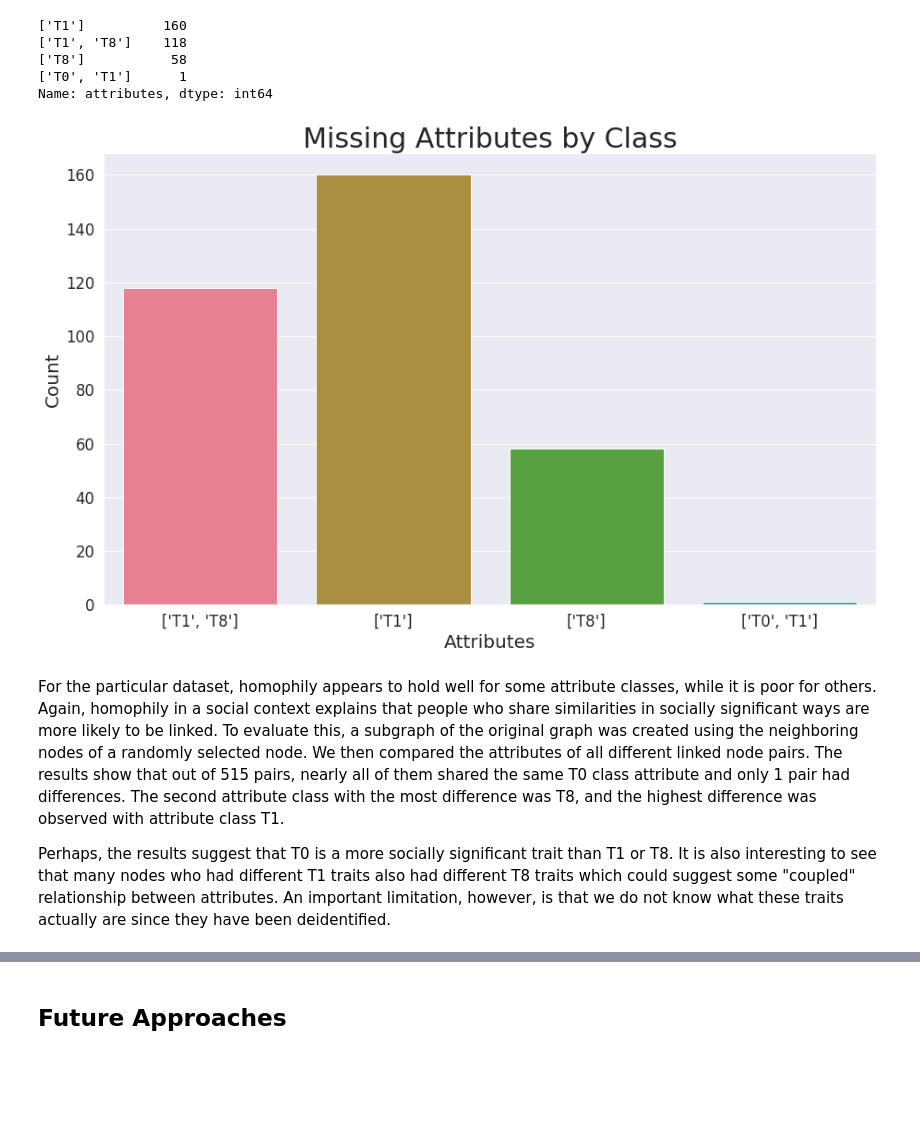
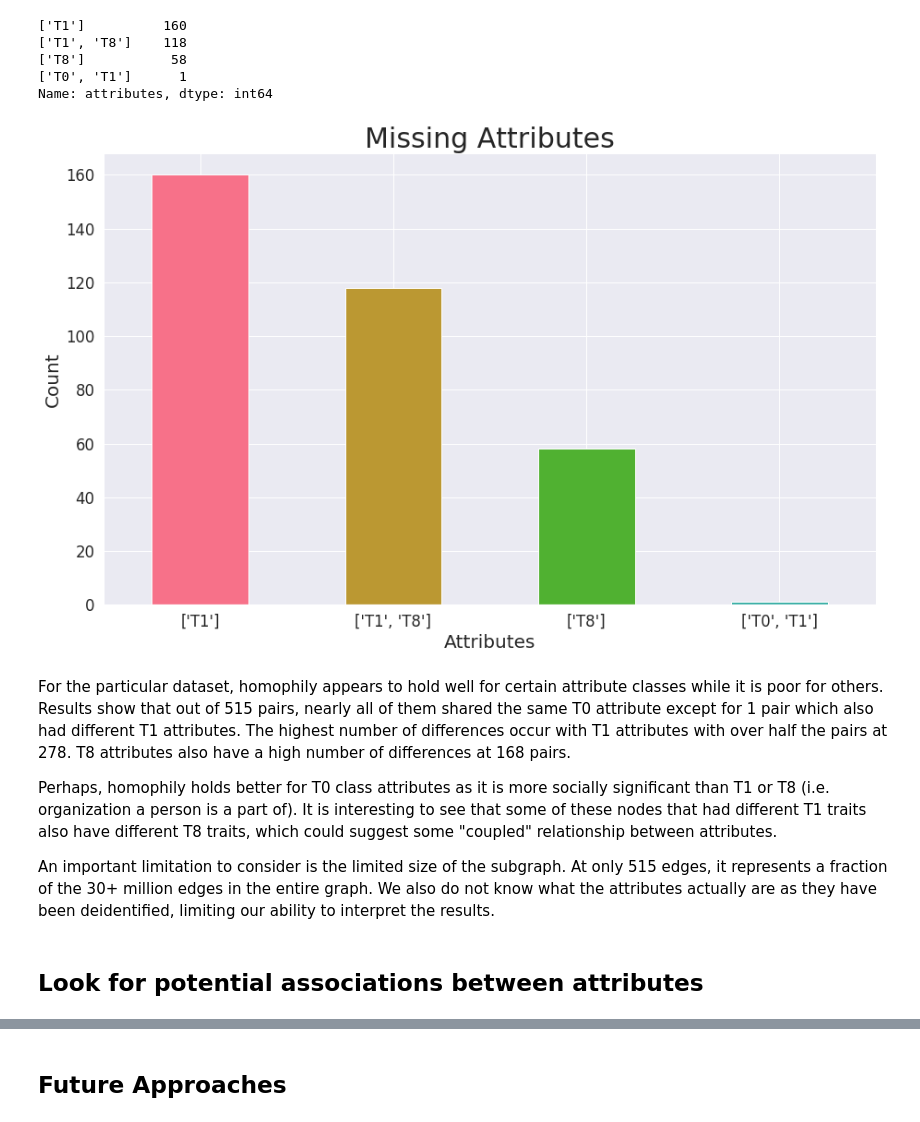
Before and after one commit to sakoki/Networks-Prediction, a Jupyter notebook: code/Performance_Eval.ipynb, the cells around one changed output, grey strips where cells are left out. Cells and saved outputs as stored; diff of their text form; code cells hidden in the pictures; blank space fills up the shorter version.

Commit message:
Homophily evaluation complete
future approaches added

```diff
--- a/code/Performance_Eval.ipynb
+++ b/code/Performance_Eval.ipynb
@@ -405,11 +393,10 @@ all_nodes.drop(['id'], inplace=True, axis=1)
 attr_type_count = {}
 
 for row in all_nodes.itertuples():
-    if row[2]:
-        # Split attribute by class and value
-        for i in row[2].split():
-            attr, val = i.split(':')
-            attr_type_count[attr] = attr_type_count.get(attr, 0) + 1
+    # Split attribute by class and value
+    for i in row[2].split():
+        attr, val = i.split(':')
+        attr_type_count[attr] = attr_type_count.get(attr, 0) + 1
 # %%
 for k, v in attr_type_count.items():
     print('{}/{} or {:.2f}% of nodes in the graph have attribute of class {}'.format(v, all_nodes.shape[0], (v/all_nodes.shape[0])*100,  k))
@@ -434,8 +421,7 @@ g.set_xlabel('Attributes', fontsize=20)
 g.set_ylabel('Count', fontsize=20)
 g.axes.set_title('Attribute Distribution', fontsize=30)
 for i in plot_data.itertuples():
-    g.text(x=i[0], y=i[2],
-           s='{:.2f}%'.format((i[2] / all_nodes.shape[0])*100), color='black', ha="center", size=20)
+    g.text(x=i[0], y=i[2], s='{:.2f}%'.format((i[2] / all_nodes.shape[0])*100), color='black', ha="center", size=20)
 
 # Display
 plt.show(g)
@@ -452,15 +438,14 @@ All nodes in ths subgraph have T0 and T1 class attributes while signficantly les
 # %%
-# Count attribute classes
+# Count variety by attribute class
 variation_by_class = {'T0': [],
                       'T1': [],
                       'T8': []}
 
 for row in all_nodes.itertuples():
-    if row[2]:
-        # Split attribute by class and value
-        for i in row[2].split():
-            attr, val = i.split(':')
-            variation_by_class[attr].append(val)
+    # Split attribute by class and value
+    for i in row[2].split():
+        attr, val = i.split(':')
+        variation_by_class[attr].append(val)
 # %%
 # Data preparation
 plot_data = pd.DataFrame({'Attribute_class': list(variation_by_class.keys()),
@@ -478,8 +463,7 @@ g.set_xlabel('Attributes', fontsize=20)
 g.set_ylabel('Number of Varieties', fontsize=20)
 g.axes.set_title('Varieties Per Attribute Class', fontsize=30)
 for i in plot_data.itertuples():
-    g.text(x=i[0], y=i[2],
-           s='{}'.format(i[2]), color='black', ha="center", size=20)
+    g.text(x=i[0], y=i[2], s='{}'.format(i[2]), color='black', ha="center", size=20)
 
 # Display
 plt.show(g)
@@ -618,25 +599,31 @@ Name: attributes, dtype: int64
 # %%
 # Configure plot style
 sns.set(style='darkgrid', palette='husl', font_scale=1.5)
 plt.figure(figsize=(15,9))
 
 # Create the plot
-g = sns.countplot(x='attributes', data=all_pair_difference)
+g = all_pair_difference.attributes.value_counts().plot(kind='bar')
+# g = sns.countplot(x='attributes', data=all_pair_difference)
 
 # Fine Tuning font size
+g.set_xticklabels(g.get_xticklabels(), rotation=0)
 g.set_xlabel('Attributes', fontsize=20)
 g.set_ylabel('Count', fontsize=20)
-g.axes.set_title('Missing Attributes by Class', fontsize=30)
+g.axes.set_title('Missing Attributes', fontsize=30)
 
 # Display
 plt.show(g)
 
 # Save File
 fig = g.get_figure()
 fig.savefig('../Images/{}.png'.format('missing_attributes'))
 # %% [output]
-[figure, old version]
+[figure, new version]
 # %% [markdown]
-For the particular dataset, homophily appears to hold well for some attribute classes, while it is poor for others. Again, homophily in a social context explains that people who share similarities in socially significant ways are more likely to be linked. To evaluate this, a subgraph of the original graph was created using the neighboring nodes of a randomly selected node. We then compared the attributes of all different linked node pairs. The results show that out of 515 pairs, nearly all of them shared the same T0 class attribute and only 1 pair had differences. The second attribute class with the most difference was T8, and the highest difference was observed with attribute class T1.
+For the particular dataset, homophily appears to hold well for certain attribute classes while it is poor for others. Results show that out of 515 pairs, nearly all of them shared the same T0 attribute except for 1 pair which also had different T1 attributes. The highest number of differences occur with T1 attributes with over half the pairs at 278. T8 attributes also have a high number of differences at 168 pairs.
 
-Perhaps, the results suggest that T0 is a more socially significant trait than T1 or T8. It is also interesting to see that many nodes who had different T1 traits also had different T8 traits which could suggest some "coupled" relationship between attributes. An important limitation, however, is that we do not know what these traits actually are since they have been deidentified.
+Perhaps, homophily holds better for T0 class attributes as it is more socially significant than T1 or T8 (i.e. organization a person is a part of). It is interesting to see that some of these nodes that had different T1 traits also have different T8 traits, which could suggest some "coupled" relationship between attributes.
+
+An important limitation to consider is the limited size of the subgraph. At only 515 edges, it represents a fraction of the 30+ million edges in the entire graph. We also do not know what the attributes actually are as they have been deidentified, limiting our ability to interpret the results.
+# %% [markdown]
+## Look for potential associations between attributes
```
Also changed, not shown: parts of 38 cells of this notebook, 1 other file.
